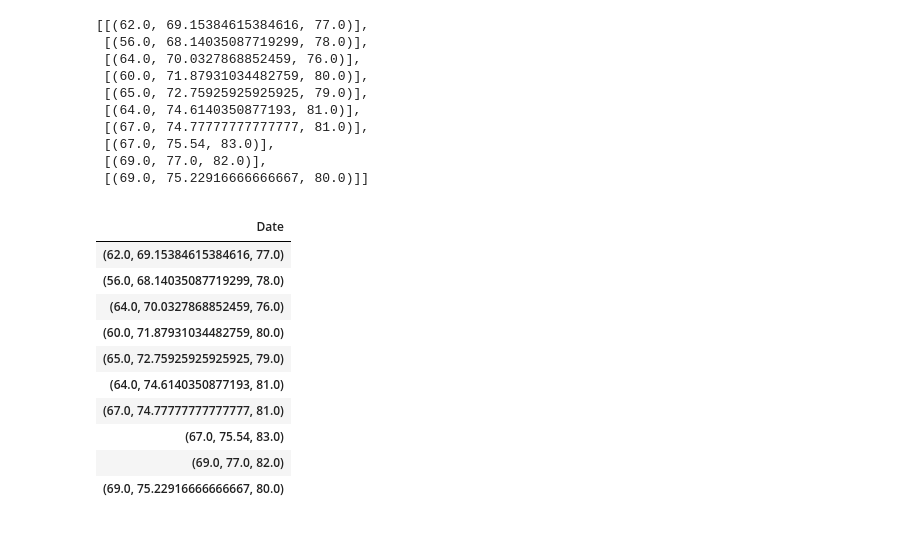
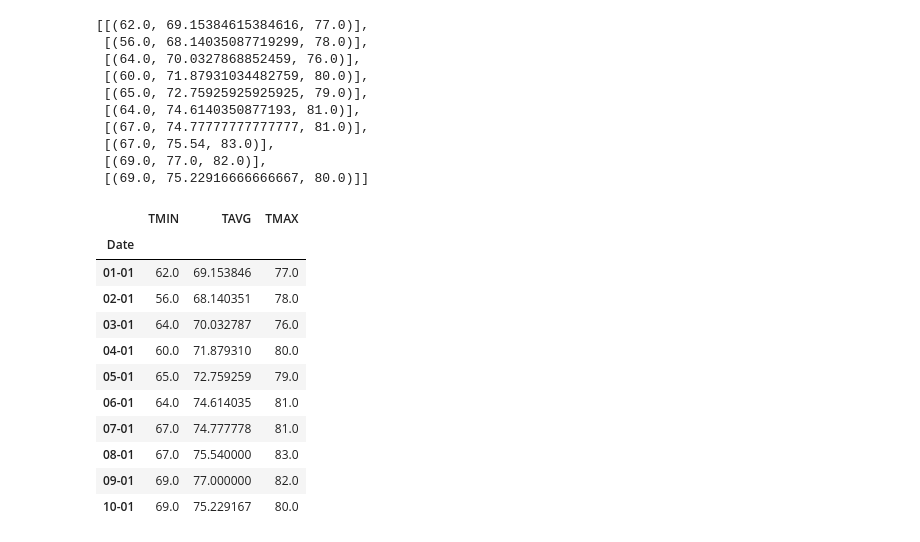
Before and after one commit to laurybenoit/SQLAlchemy-, a Jupyter notebook: climate_surf.ipynb, the cells around one changed output. Saved outputs shown, nothing was run; the diff lists cells and outputs as text; code cells hidden in the pictures.

```diff
--- a/climate_surf.ipynb
+++ b/climate_surf.ipynb
@@ -259,20 +259,22 @@ list_date
  [(67.0, 75.54, 83.0)],
  [(69.0, 77.0, 82.0)],
  [(69.0, 75.22916666666667, 80.0)]]
-# %%
-list_date_df = pd.DataFrame(start_date, columns=["Date"])
-list_date_df.set_index('Date', inplace=True)
-list_date_df
-# %% [output]
-|  |
-| Date |
-| (62.0, 69.15384615384616, 77.0) |
-| (56.0, 68.14035087719299, 78.0) |
-| (64.0, 70.0327868852459, 76.0) |
-| (60.0, 71.87931034482759, 80.0) |
-| (65.0, 72.75925925925925, 79.0) |
-| (64.0, 74.6140350877193, 81.0) |
-| (67.0, 74.77777777777777, 81.0) |
-| (67.0, 75.54, 83.0) |
-| (69.0, 77.0, 82.0) |
-| (69.0, 75.22916666666667, 80.0) |
+# %%
+new_list = [[62.0, 69.15384615384616, 77.0],[56.0, 68.14035087719299, 78.0],[64.0, 70.0327868852459, 76.0],
+[60.0, 71.87931034482759, 80.0],[65.0, 72.75925925925925,79.0],[64.0, 74.6140350877193, 81.0],[67.0, 74.77777777777777, 81.0],[67.0, 75.54, 83.0],[69.0, 77.0,82.0],[69.0, 75.22916666666667, 80.0]]
+new_list = pd.DataFrame(new_list, columns=['TMIN','TAVG','TMAX'])
+new_list2 = new_list.insert(0,"Date", ["01-01", "02-01", "03-01", "04-01", "05-01", "06-01", "07-01", "08-01", "09-01", "10-01"], True)
+new_list.set_index('Date')
+# %% [output]
+|  | TMIN | TAVG | TMAX |
+| Date |  |  |  |
+| 01-01 | 62.0 | 69.153846 | 77.0 |
+| 02-01 | 56.0 | 68.140351 | 78.0 |
+| 03-01 | 64.0 | 70.032787 | 76.0 |
+| 04-01 | 60.0 | 71.879310 | 80.0 |
+| 05-01 | 65.0 | 72.759259 | 79.0 |
+| 06-01 | 64.0 | 74.614035 | 81.0 |
+| 07-01 | 67.0 | 74.777778 | 81.0 |
+| 08-01 | 67.0 | 75.540000 | 83.0 |
+| 09-01 | 69.0 | 77.000000 | 82.0 |
+| 10-01 | 69.0 | 75.229167 | 80.0 |
```
Also changed, not shown: parts of 1 cell of this notebook.
